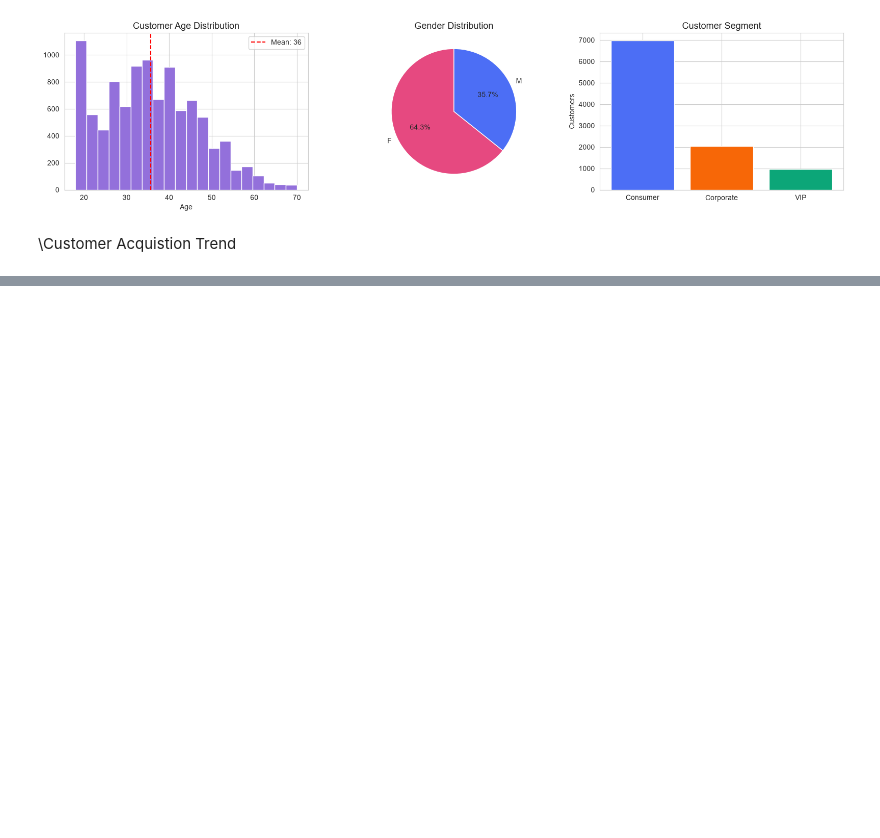
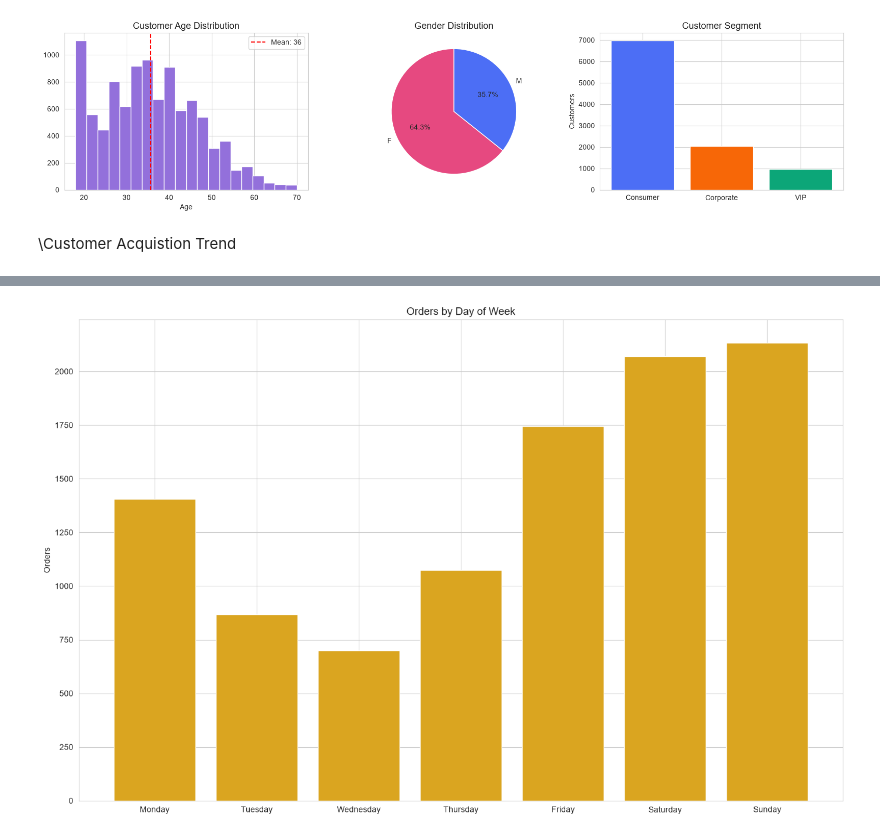
Before and after one commit to nithishg-ng/E-Commerce-US-dataset, a Jupyter notebook: notebooks/data_cleaning & EDA.ipynb, the cells around one changed output, grey strips where cells are left out. Cells and saved outputs as stored; diff of their text form; code cells hidden in the pictures; blank space fills up the shorter version.

```diff
--- a/notebooks/data_cleaning & EDA.ipynb
+++ b/notebooks/data_cleaning & EDA.ipynb
@@ -311,0 +248,16 @@ plt.show()
+# %%
+fig, axes = plt.subplots(1,1,figsize=(14,9))
+
+#day of week pattern
+master["day_of_week"] = master["order_purchase_timestamp"].dt.day_name()
+dow_order = ["Monday","Tuesday","Wednesday","Thursday","Friday","Saturday","Sunday"]
+dow_counts = master["day_of_week"].value_counts().reindex(dow_order)
+axes.bar(dow_counts.index,dow_counts.values,color="goldenrod")
+axes.set_title("Orders by Day of Week")
+axes.set_ylabel("Orders")
+
+plt.tight_layout()
+plt.savefig(r"C:\NG\E-Commerce US dataset\E-Commerce-US-dataset\reports\EDA visuals\order_volume_DOW.png",dpi=100,bbox_inches="tight")
+plt.show()
+# %% [output]
+[figure, added]
```
Also changed, not shown: parts of 33 cells of this notebook.
